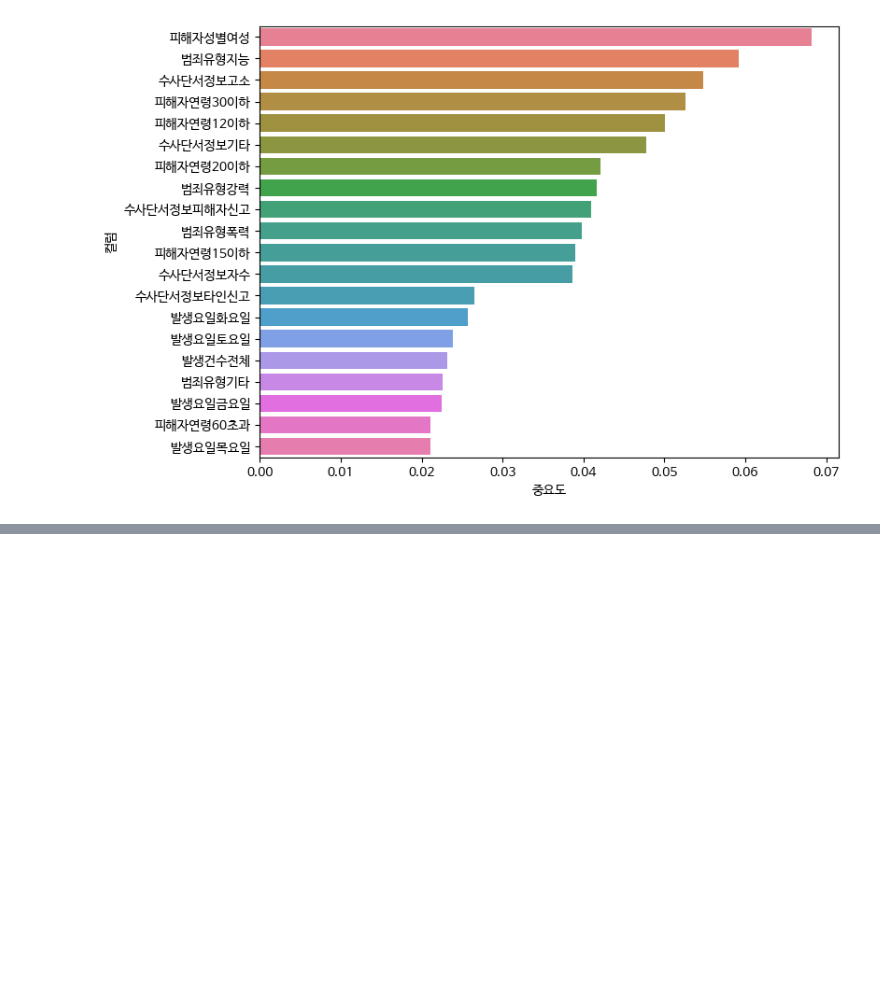
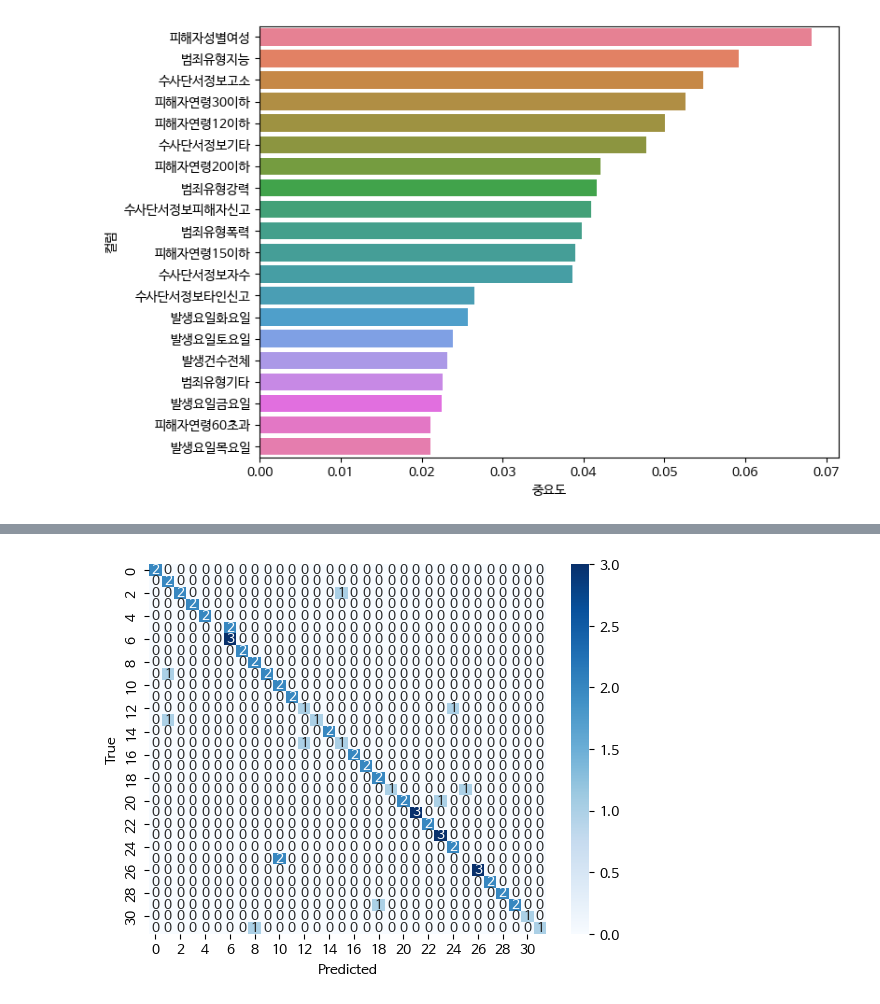
Before and after one commit to shinbad/small_project, a Jupyter notebook: AI_project.ipynb, the cells around one changed output, grey strips where cells are left out. Drawn from its saved outputs; the diff is of its cells as text; code cells hidden in the pictures; blank space fills up the shorter version.

```diff
--- a/AI_project.ipynb
+++ b/AI_project.ipynb
@@ -551,0 +624,23 @@ plt.show()
+# %%
+#필요 라이브러리 호출
+import matplotlib.pyplot as plt
+import numpy as np
+from sklearn.ensemble import RandomForestClassifier
+import math
+import tensorflow as tf
+
+(X_train_1, Y_train_1), (X_test_1, Y_test_1), label_classes = Data_func()
+
+# RandomForest 모델로 학습
+# 하이퍼파라미터 튜닝 후
+rf4 = RandomForestClassifier(min_samples_split=5, max_depth=30, random_state=10)
+rf4.fit(X_train_1, Y_train_1)
+
+# train 데이터의 정확도, log_loss
+train_score=rf4.score(X_train_1, Y_train_1)
+print('Train_Score : {}'.format(train_score))
+
+
+# test 데이터의 정확도, log_loss
+test_score=rf4.score(X_test_1, Y_test_1)
+print('Test_Score : {}'.format(test_score))
@@ -551,0 +671,11 @@ plt.show()
+# %%
+y_pre = rf4.predict(X_test_1)
+cm = confusion_matrix(Y_test_1, y_pre)
+
+sns.heatmap(cm, annot=True, cmap='Blues')
+plt.xlabel('Predicted')
+
+plt.ylabel('True')
+plt.show()
+# %% [output]
+[figure, added]
```
Also changed, not shown: parts of 13 cells of this notebook.
